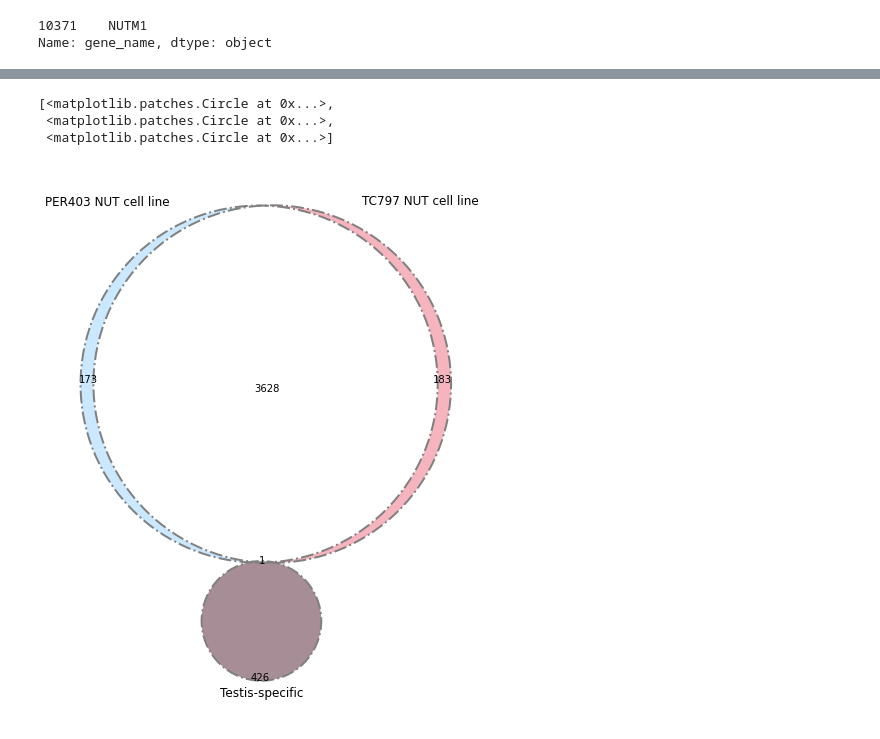
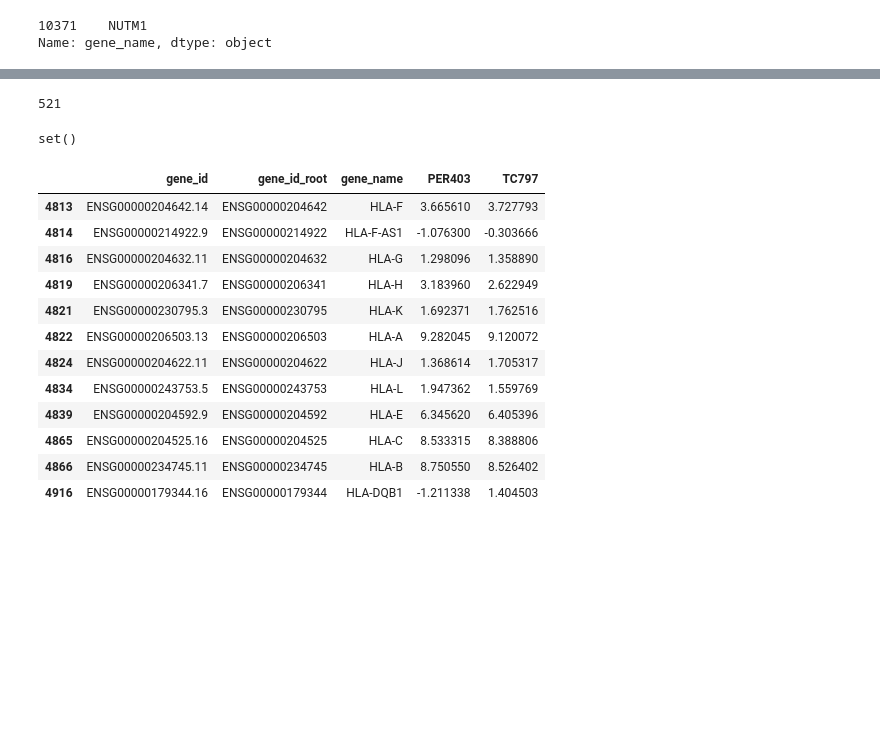
Before and after one commit to pirl-unc/nutm1-fusions, a Jupyter notebook: french-expression/Analyze expression data.ipynb, the cells around one changed output, grey strips where cells are left out. Drawn from its saved outputs; the diff is of its cells as text; code cells hidden in the pictures; blank space fills up the shorter version.

```diff
--- a/french-expression/Analyze expression data.ipynb
+++ b/french-expression/Analyze expression data.ipynb
@@ -168,24 +202,24 @@ Requirement already satisfied: six>=1.5 in /Users/iskander/miniconda3/lib/python
-# %%
-from matplotlib_venn import venn2, venn2_circles, venn2_unweighted
-from matplotlib_venn import venn3, venn3_circles
-from matplotlib import pyplot as plt
-%matplotlib inline
-plt.figure(figsize=(8, 10))
-per403 = set(df_lines[df_lines.PER403 > 6].gene_name)
-tc797 = set(df_lines[df_lines.TC797 > 6].gene_name)
-CTAs = CTA_gene_names
-
-vd3=venn3([per403, tc797, CTAs],
- set_labels=('PER403 NUT cell line', 'TC797 NUT cell line', 'Testis-specific'),
- set_colors=('#c4e6ff', '#F4ACB7', '#9D8189'),
- alpha = 0.9)
-for text in vd3.set_labels:
- text.set_fontsize(16);
-for text in vd3.subset_labels:
- text.set_fontsize(16)
-venn3_circles([per403, tc797,CTAs], linestyle='-.', linewidth=2, color='grey')
-# %% [output]
-[<matplotlib.patches.Circle at 0x...>,
- <matplotlib.patches.Circle at 0x...>,
- <matplotlib.patches.Circle at 0x...>]
-[figure, removed]
+# %%
+len(near_null_gene_names)
+# %% [output]
+521
+# %%
+per403.intersection(near_null_gene_names)
+# %% [output]
+set()
+# %%
+df_lines[df_lines.gene_name.str.startswith("HLA")]
+# %% [output]
+|  | gene_id | gene_id_root | gene_name | PER403 | TC797 |
+| 4813 | ENSG00000204642.14 | ENSG00000204642 | HLA-F | 3.665610 | 3.727793 |
+| 4814 | ENSG00000214922.9 | ENSG00000214922 | HLA-F-AS1 | -1.076300 | -0.303666 |
+| 4816 | ENSG00000204632.11 | ENSG00000204632 | HLA-G | 1.298096 | 1.358890 |
+| 4819 | ENSG00000206341.7 | ENSG00000206341 | HLA-H | 3.183960 | 2.622949 |
+| 4821 | ENSG00000230795.3 | ENSG00000230795 | HLA-K | 1.692371 | 1.762516 |
+| 4822 | ENSG00000206503.13 | ENSG00000206503 | HLA-A | 9.282045 | 9.120072 |
+| 4824 | ENSG00000204622.11 | ENSG00000204622 | HLA-J | 1.368614 | 1.705317 |
+| 4834 | ENSG00000243753.5 | ENSG00000243753 | HLA-L | 1.947362 | 1.559769 |
+| 4839 | ENSG00000204592.9 | ENSG00000204592 | HLA-E | 6.345620 | 6.405396 |
+| 4865 | ENSG00000204525.16 | ENSG00000204525 | HLA-C | 8.533315 | 8.388806 |
+| 4866 | ENSG00000234745.11 | ENSG00000234745 | HLA-B | 8.750550 | 8.526402 |
+| 4916 | ENSG00000179344.16 | ENSG00000179344 | HLA-DQB1 | -1.211338 | 1.404503 |
```
Also changed, not shown: parts of 11 cells of this notebook, 4 other files.
